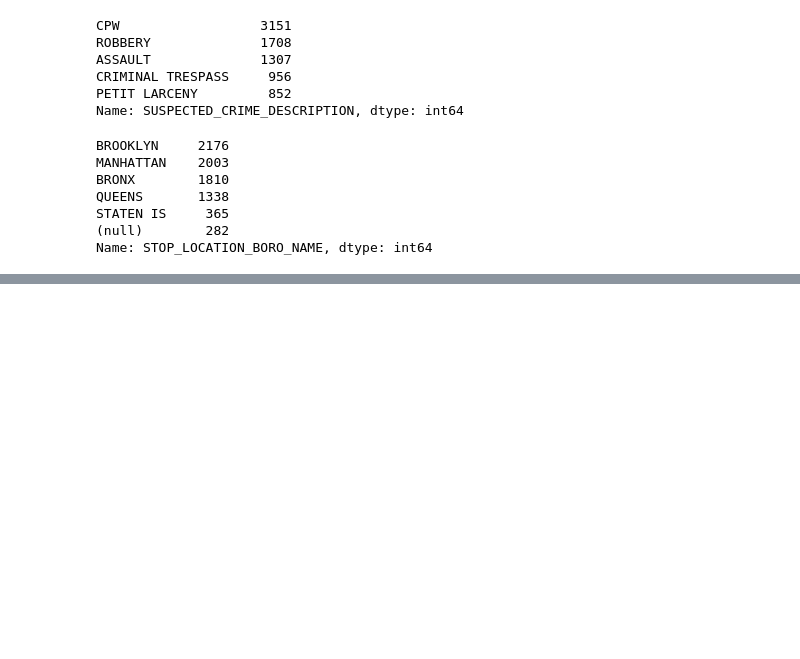
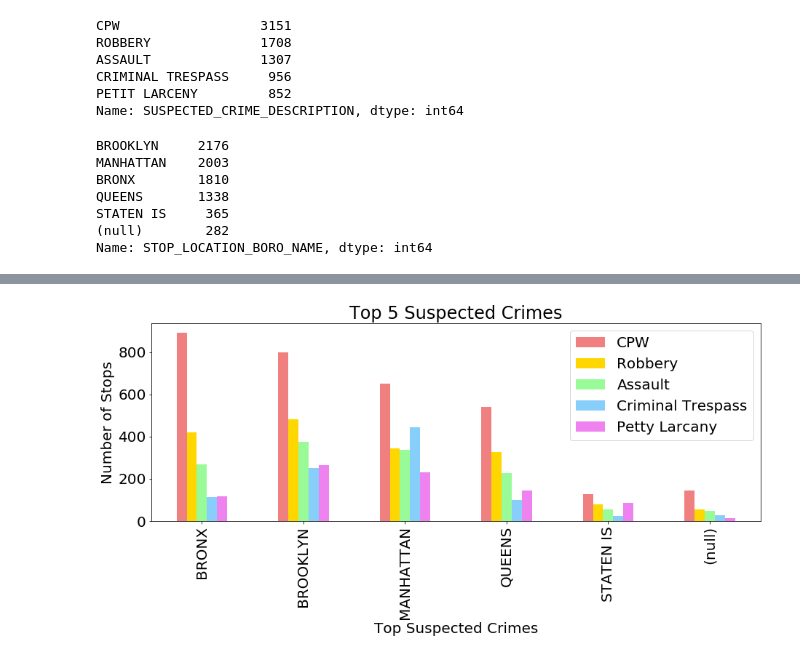
Before and after one commit to rachaelcamick/groupproject_sqf, a Jupyter notebook: Top 5 Suspected Crimes BAR.ipynb, the cells around one changed output, grey strips where cells are left out. Saved outputs shown, nothing was run; the diff lists cells and outputs as text; code cells hidden in the pictures; blank space fills up the shorter version.

```diff
--- a/Top 5 Suspected Crimes BAR.ipynb
+++ b/Top 5 Suspected Crimes BAR.ipynb
@@ -108,3 +51,9 @@ reduced_more.tail(1000)
+# %%
+cpw_df = reduced_more_crime_and_location.loc[reduced_more_crime_and_location["SUSPECTED_CRIME_DESCRIPTION"] == "CPW", :]
+robbery_df = reduced_more_crime_and_location.loc[reduced_more_crime_and_location["SUSPECTED_CRIME_DESCRIPTION"] == "ROBBERY", :]
+assault_df = reduced_more_crime_and_location.loc[reduced_more_crime_and_location["SUSPECTED_CRIME_DESCRIPTION"] == "ASSAULT", :]
+criminal_trespass_df = reduced_more_crime_and_location.loc[reduced_more_crime_and_location["SUSPECTED_CRIME_DESCRIPTION"] == "CRIMINAL TRESPASS", :]
+petit_df = reduced_more_crime_and_location.loc[reduced_more_crime_and_location["SUSPECTED_CRIME_DESCRIPTION"] == "PETIT LARCENY", :]
 # %%
 #reduced_more = reduced_more.drop(reduced_more['SUSPECTED_CRIME_DESCRIPTION'] != 'ASSAULT')
 # %%
@@ -168,0 +102,15 @@ Text(0,0.5,'Number of Stops')
+# %%
+cpw = pd.DataFrame(cpw_df["STOP_LOCATION_BORO_NAME"].value_counts())
+cpw.columns = ["Boro"]
+
+robbery = pd.DataFrame(robbery_df["STOP_LOCATION_BORO_NAME"].value_counts())
+robbery.columns = ["Boro"]
+
+assault = pd.DataFrame(assault_df["STOP_LOCATION_BORO_NAME"].value_counts())
+assault.columns = ["Boro"]
+
+criminal_trespass = pd.DataFrame(criminal_trespass_df["STOP_LOCATION_BORO_NAME"].value_counts())
+criminal_trespass.columns = ["Boro"]
+
+petit = pd.DataFrame(petit_df["STOP_LOCATION_BORO_NAME"].value_counts())
+petit.columns = ["Boro"]
@@ -168,0 +140,13 @@ Text(0,0.5,'Number of Stops')
+# %%
+new_index= ["BRONX", "BROOKLYN", "MANHATTAN", "QUEENS", "STATEN IS", "(null)"]
+suspected_df = suspected_df.reindex(new_index)
+# %%
+plt.rcParams.update({'font.size': 20})
+suspected_df.plot(kind="bar", colors=["lightcoral", "gold", "palegreen", "lightskyblue", "violet"], figsize=(15,5))
+plt.title("Top 5 Suspected Crimes")
+plt.xlabel("Top Suspected Crimes")
+plt.ylabel("Number of Stops")
+plt.savefig("Suspected Crime vs Boro.png")
+plt.show()
+# %% [output]
+[figure, added]
```
Also changed, not shown: parts of 16 cells of this notebook.
